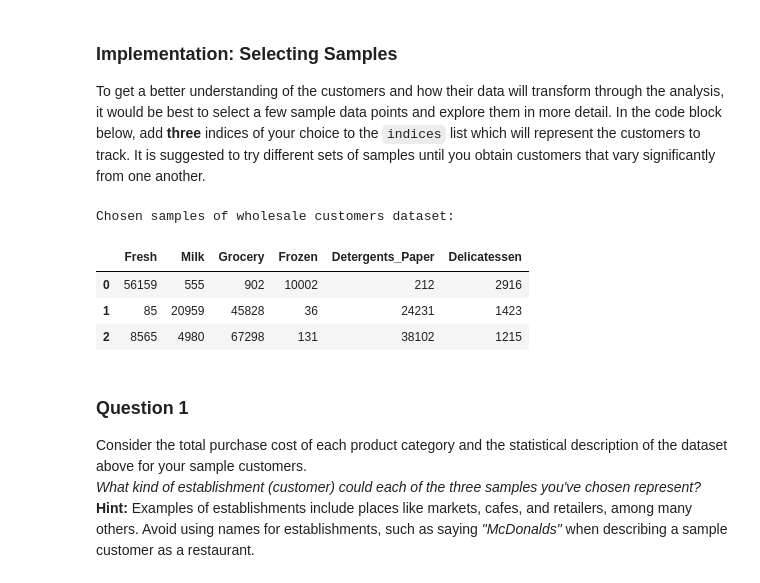
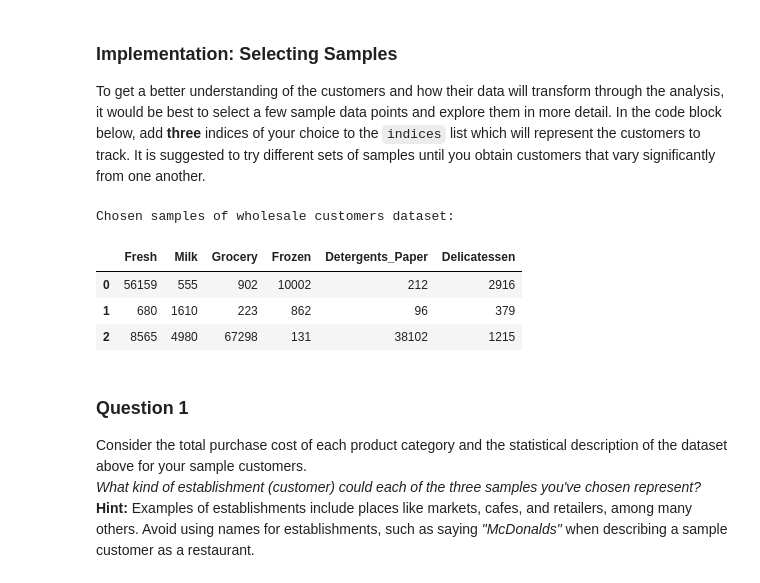
Before and after one commit to PetrShypila/P3-CreatingCustomerSegments, a Jupyter notebook: customer_segments.ipynb, the cells around one changed output. Saved outputs shown, nothing was run; the diff lists cells and outputs as text; code cells hidden in the pictures.

```diff
--- a/customer_segments.ipynb
+++ b/customer_segments.ipynb
@@ -58,17 +58,17 @@ display(data.describe())
 To get a better understanding of the customers and how their data will transform through the analysis, it would be best to select a few sample data points and explore them in more detail. In the code block below, add **three** indices of your choice to the `indices` list which will represent the customers to track. It is suggested to try different sets of samples until you obtain customers that vary significantly from one another.
 # %%
 # TODO: Select three indices of your choice you wish to sample from the dataset
-indices = [39, 65, 333]
+indices = [39, 275, 333]
 
 # Create a DataFrame of the chosen samples
 samples = pd.DataFrame(data.loc[indices], columns = data.keys()).reset_index(drop = True)
 print "Chosen samples of wholesale customers dataset:"
 display(samples)
 # %% [output]
 Chosen samples of wholesale customers dataset:
 |  | Fresh | Milk | Grocery | Frozen | Detergents_Paper | Delicatessen |
 | 0 | 56159 | 555 | 902 | 10002 | 212 | 2916 |
-| 1 | 85 | 20959 | 45828 | 36 | 24231 | 1423 |
+| 1 | 680 | 1610 | 223 | 862 | 96 | 379 |
 | 2 | 8565 | 4980 | 67298 | 131 | 38102 | 1215 |
 # %% [markdown]
 ### Question 1
```
Also changed, not shown: parts of 6 cells of this notebook.
